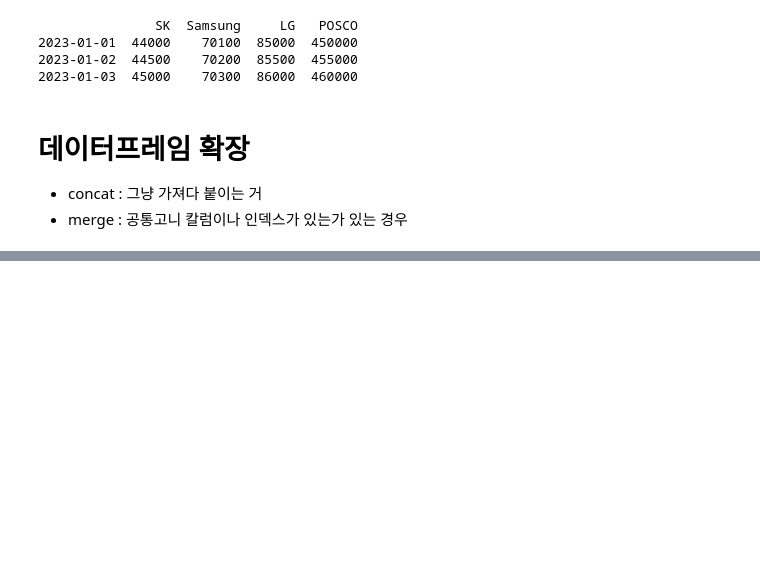
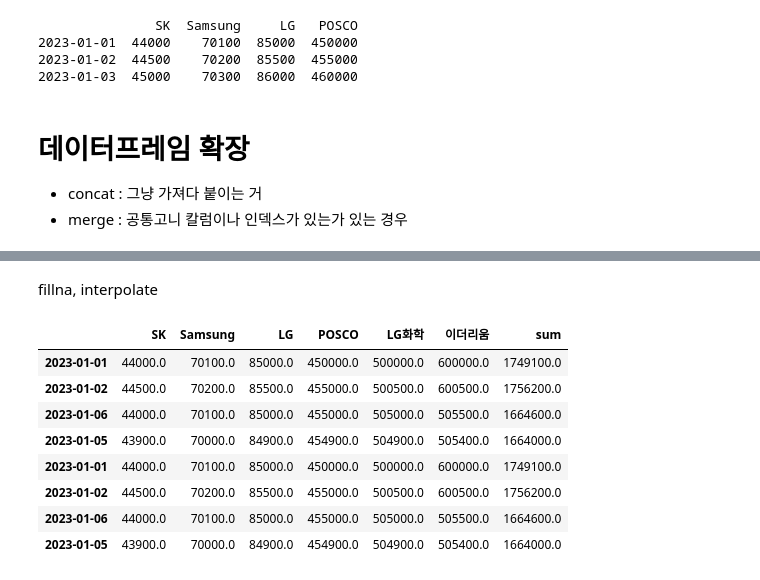
Before and after one commit to KimJuyoung23/1_sesac, a Jupyter notebook: 0911.ipynb, the cells around one changed output, grey strips where cells are left out. Drawn from its saved outputs; the diff is of its cells as text; code cells hidden in the pictures; blank space fills up the shorter version.

```diff
--- a/0911.ipynb
+++ b/0911.ipynb
@@ -182,0 +384,17 @@ concat_df2.head()
+# %% [markdown]
+fillna, interpolate
+# %%
+# 임의로 중복 데이터 생성
+concat_df3 = concat_df2.copy()
+concat_df4 = pd.concat([concat_df2, concat_df3])
+concat_df4
+# %% [output]
+|  | SK | Samsung | LG | POSCO | LG화학 | 이더리움 | sum |
+| 2023-01-01 | 44000.0 | 70100.0 | 85000.0 | 450000.0 | 500000.0 | 600000.0 | 1749100.0 |
+| 2023-01-02 | 44500.0 | 70200.0 | 85500.0 | 455000.0 | 500500.0 | 600500.0 | 1756200.0 |
+| 2023-01-06 | 44000.0 | 70100.0 | 85000.0 | 455000.0 | 505000.0 | 505500.0 | 1664600.0 |
+| 2023-01-05 | 43900.0 | 70000.0 | 84900.0 | 454900.0 | 504900.0 | 505400.0 | 1664000.0 |
+| 2023-01-01 | 44000.0 | 70100.0 | 85000.0 | 450000.0 | 500000.0 | 600000.0 | 1749100.0 |
+| 2023-01-02 | 44500.0 | 70200.0 | 85500.0 | 455000.0 | 500500.0 | 600500.0 | 1756200.0 |
+| 2023-01-06 | 44000.0 | 70100.0 | 85000.0 | 455000.0 | 505000.0 | 505500.0 | 1664600.0 |
+| 2023-01-05 | 43900.0 | 70000.0 | 84900.0 | 454900.0 | 504900.0 | 505400.0 | 1664000.0 |
```
Also changed, not shown: parts of 25 cells of this notebook.
